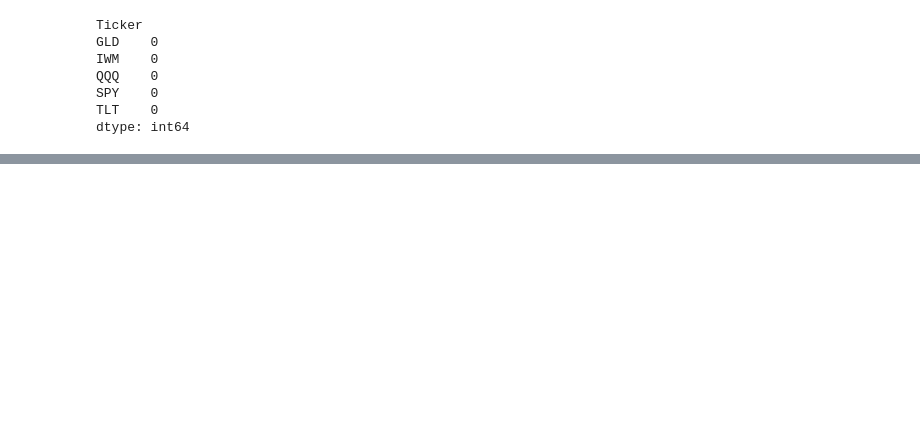
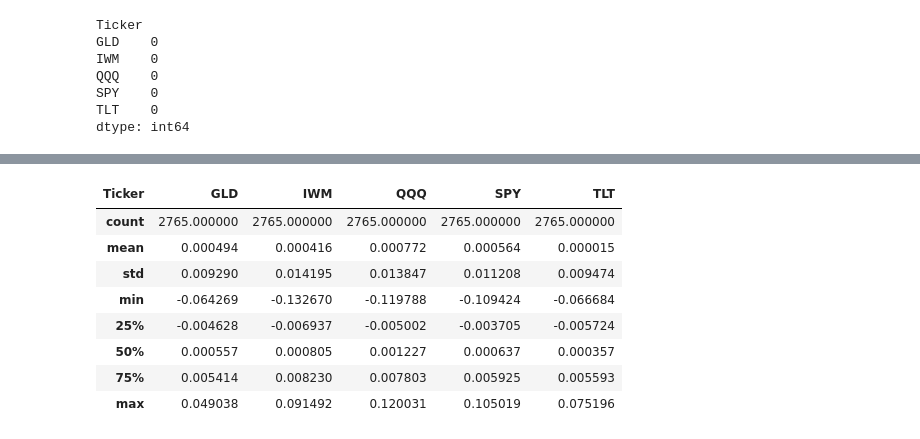
Before and after one commit to VineedMindForge/quantitative-risk-model-validation, a Jupyter notebook: project_01_market_risk_engine/notebooks/01_market_data_and_returns.ipynb, the cells around one changed output, grey strips where cells are left out. Drawn from its saved outputs; the diff is of its cells as text; code cells hidden in the pictures; blank space fills up the shorter version.

```diff
--- a/project_01_market_risk_engine/notebooks/01_market_data_and_returns.ipynb
+++ b/project_01_market_risk_engine/notebooks/01_market_data_and_returns.ipynb
@@ -81,3 +79,11 @@ QQQ    0
 SPY    0
 TLT    0
 dtype: int64
+# %%
+"""We can use linear interpolation if there are missing values in the cell above.
+Since there are currently no missing values, it will not affect anything"""
+
+prices = prices.interpolate()
+# %%
+returns = prices.pct_change().dropna()
+returns.head()
@@ -83,0 +98,12 @@ dtype: int64
+# %%
+returns.describe()
+# %% [output]
+| Ticker | GLD | IWM | QQQ | SPY | TLT |
+| count | 2765.000000 | 2765.000000 | 2765.000000 | 2765.000000 | 2765.000000 |
+| mean | 0.000494 | 0.000416 | 0.000772 | 0.000564 | 0.000015 |
+| std | 0.009290 | 0.014195 | 0.013847 | 0.011208 | 0.009474 |
+| min | -0.064269 | -0.132670 | -0.119788 | -0.109424 | -0.066684 |
+| 25% | -0.004628 | -0.006937 | -0.005002 | -0.003705 | -0.005724 |
+| 50% | 0.000557 | 0.000805 | 0.001227 | 0.000637 | 0.000357 |
+| 75% | 0.005414 | 0.008230 | 0.007803 | 0.005925 | 0.005593 |
+| max | 0.049038 | 0.091492 | 0.120031 | 0.105019 | 0.075196 |
```
Also changed, not shown: parts of 21 cells of this notebook, 5 other files.
